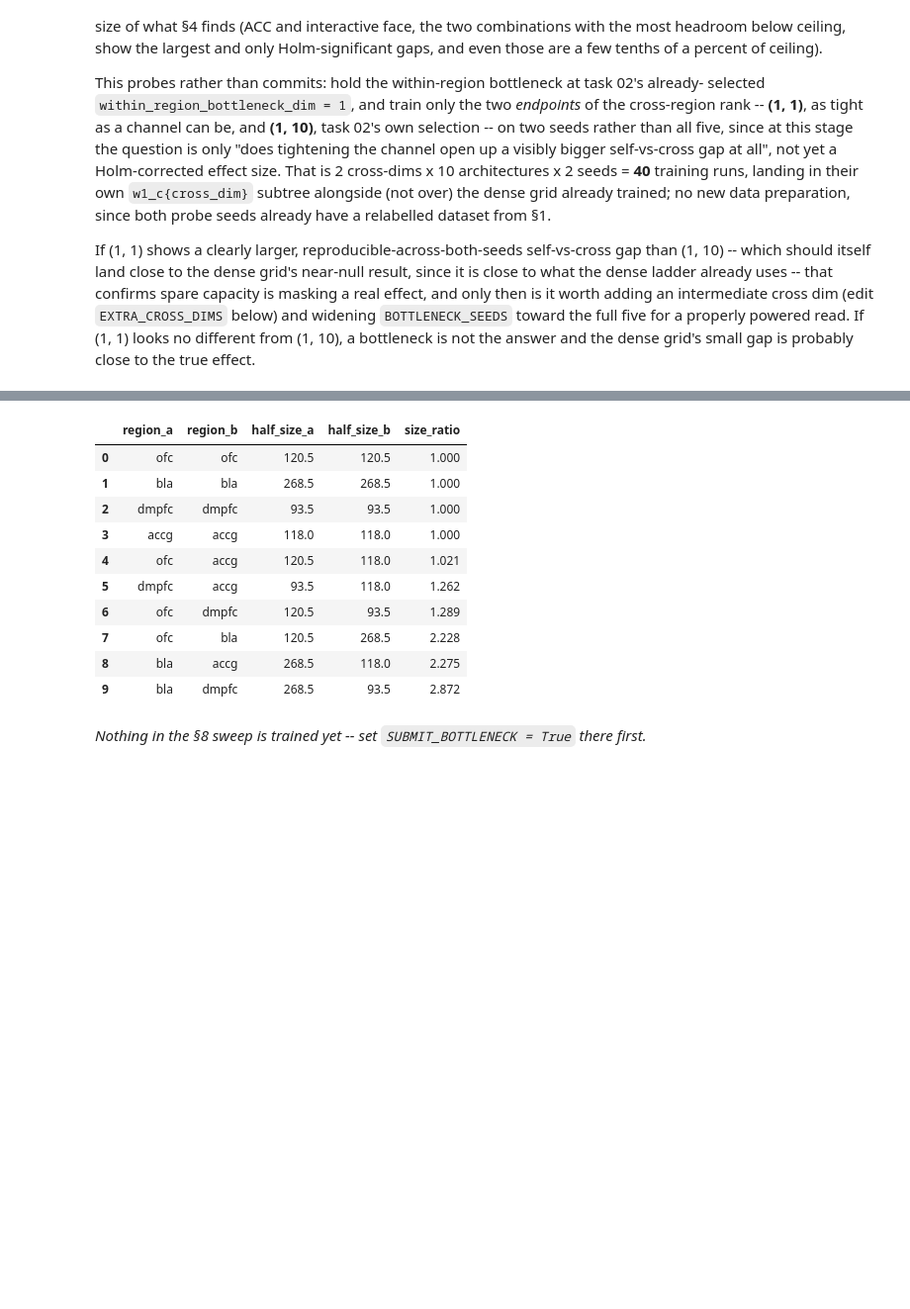
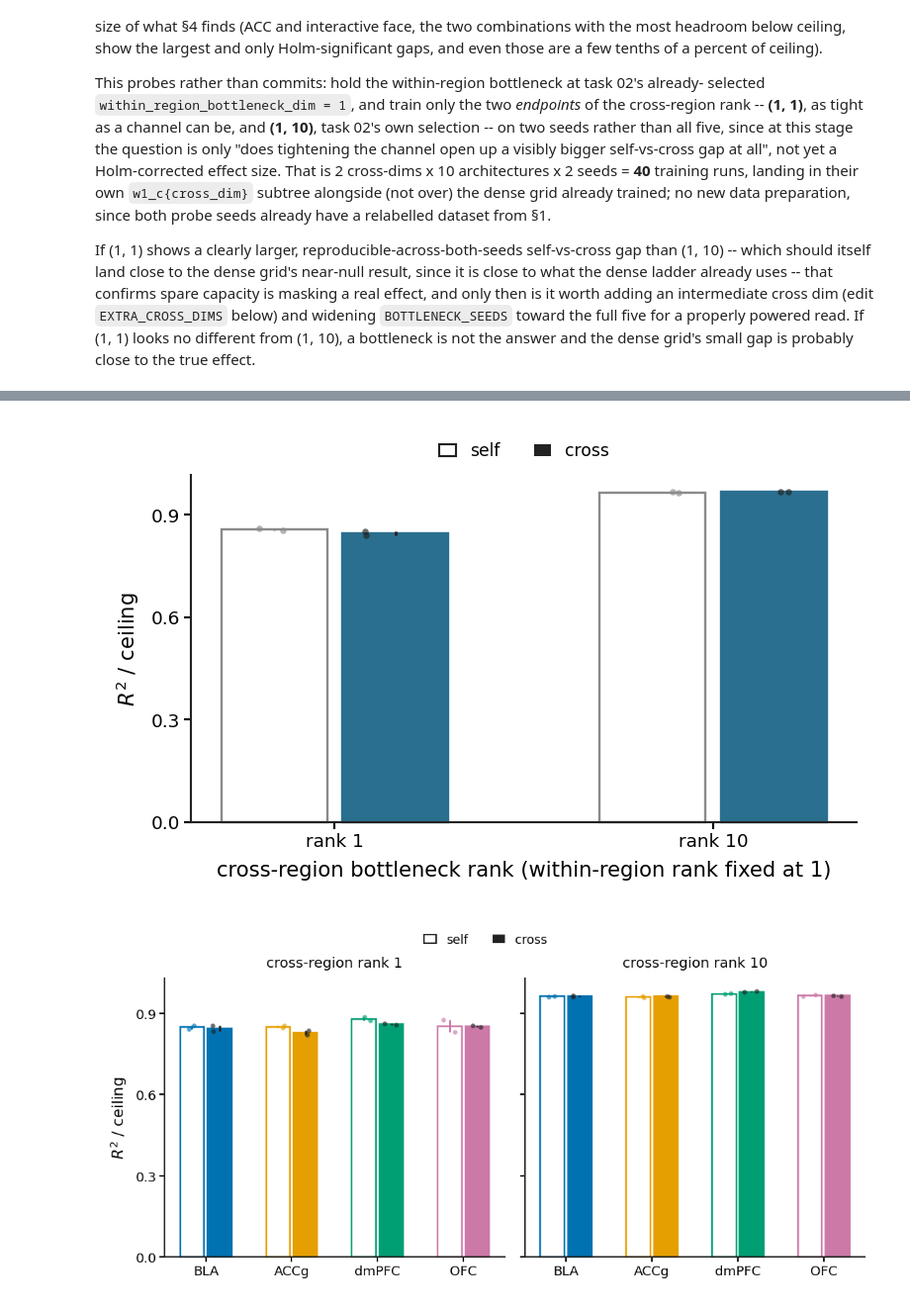
Before and after one commit to gprabaha/dal_monte_2022_analysis, a Jupyter notebook: notebooks/mrnn_chapter/01b_partner_identity.ipynb, the cells around one changed output, grey strips where cells are left out. Shown at 99% size. Saved outputs shown, nothing was run; the diff lists cells and outputs as text; code cells hidden in the pictures; blank space fills up the shorter version.

```diff
--- a/notebooks/mrnn_chapter/01b_partner_identity.ipynb
+++ b/notebooks/mrnn_chapter/01b_partner_identity.ipynb
@@ -515,8 +515,4 @@ and the size gap is not the relevant variable, it should not.
 # %%
-RELABELLED_ROOT = repo_root.parent / "local_data" / "dal_monte_2022" / "analysis_outputs" / pid.RELABELLED_INPUT_ROOT
-ASYMMETRY = pid.region_pair_asymmetry(RELABELLED_ROOT, SEEDS)
-display(ASYMMETRY.round(3))
-
 bottleneck_matrix_fits = {}
 for cross_dim in CROSS_BOTTLENECK_DIMS:
     tag = f"w{WITHIN_BOTTLENECK}_c{cross_dim}"
@@ -525,63 +521,67 @@ for cross_dim in CROSS_BOTTLENECK_DIMS:
     if done_bn.empty:
         continue
 
     def build_ceiling_bn(done_bn=done_bn):
         frames = []
         for seed in BOTTLENECK_SEEDS:
             self_dirs = done_bn[(done_bn["arm"] == "self") & (done_bn["seed"] == str(seed))]
             if self_dirs.empty:
                 continue
             per_seed = pd.concat(
                 [pid.ceiling_by_cell_for_seed(row.run_dir, unit_ceiling) for row in self_dirs.itertuples()],
                 ignore_index=True)
             per_seed["seed"] = str(seed)
             frames.append(per_seed)
         return pd.concat(frames, ignore_index=True) if frames else pd.DataFrame()
 
     ceiling_cell_bn = cached(f"ceiling_by_cell_{tag}", build_ceiling_bn)
     if ceiling_cell_bn is None or ceiling_cell_bn.empty:
         continue
     lookup_bn = pid.ceiling_lookup(ceiling_cell_bn.groupby(["region", "condition"])["reliability"].mean().reset_index())
     from dal_monte_2022_analysis.ephys.analysis.fixation_mrnn_sweep import score_variant_fit
     fit_bn = cached(f"fit_{tag}",
                     lambda done_bn=done_bn, lookup_bn=lookup_bn: score_variant_fit(done_bn, ceiling_by_region={}, ceiling_by_cell=lookup_bn))
     bottleneck_matrix_fits[cross_dim] = cached(f"matrix_fit_{tag}", lambda fit_bn=fit_bn: pid.matrix_fit_table(fit_bn, ARCHITECTURES))
 
 if not bottleneck_matrix_fits:
     display(Markdown("*Nothing in the §8 sweep is trained yet -- set `SUBMIT_BOTTLENECK = True` there first.*"))
+    bottleneck_fit_all = None
 else:
-    md("**Does (1, 1) show a bigger, both-seeds-agree self-vs-cross gap than (1, 10)?** "
-       "(pooled over regions and fixation types; compare against the dense grid's near-null in §4):")
-    for cross_dim, mf in bottleneck_matrix_fits.items():
-        per_seed = pid.self_vs_cross_per_seed(mf).assign(gap=lambda d: d["cross"] - d["self"])
-        display(per_seed.assign(cross_bottleneck_dim=cross_dim)
-                [["cross_bottleneck_dim", "scored_region", "seed", "self", "cross", "gap"]].round(4))
+    bottleneck_fit_all = pd.concat(
+        [mf.assign(cross_bottleneck_dim=cross_dim) for cross_dim, mf in bottleneck_matrix_fits.items()], ignore_index=True)
 
-    cost_rows = []
-    for cross_dim, mf in bottleneck_matrix_fits.items():
-        per_pair = mf.groupby(["scored_region", "partner_region", "arm"])["r2_vs_ceiling"].mean().reset_index()
-        for row in per_pair.itertuples():
-            a, b = sorted((row.scored_region, row.partner_region))
-            ratio = 1.0 if row.arm == "self" else float(
-                ASYMMETRY[(ASYMMETRY["region_a"] == a) & (ASYMMETRY["region_b"] == b)]["size_ratio"].iloc[0])
-            cost_rows.append({"cross_bottleneck_dim": cross_dim, "scored_region": row.scored_region,
-                              "partner_region": row.partner_region, "arm": row.arm,
-                              "size_ratio": ratio, "cost": 1.0 - row.r2_vs_ceiling})
-    cost = pd.DataFrame(cost_rows)
-    display(cost.round(4))
-    for cross_dim, block in cost.groupby("cross_bottleneck_dim"):
-        r = np.corrcoef(block["size_ratio"], block["cost"])[0, 1] if block["size_ratio"].nunique() > 1 else float("nan")
-        md(f"`recurrent_bottleneck_dim={cross_dim}`: corr(size ratio, cost) = {r:.3f} (n={len(block)})")
+    dim_long = (bottleneck_fit_all.groupby(["cross_bottleneck_dim", "arm", "seed"])["r2_vs_ceiling"].mean()
+               .reset_index().rename(columns={"r2_vs_ceiling": "value"}))
+    dim_tests = ch.paired_contrasts(dim_long, value="value", group="arm", unit="seed",
+                                    by="cross_bottleneck_dim", pairs=[("cross", "self")])
+    show(pviz.plot_bottleneck_self_vs_cross(bottleneck_fit_all, dim_tests), "fig05_bottleneck_self_vs_cross")
+    show(pviz.plot_bottleneck_by_region(bottleneck_fit_all), "fig06_bottleneck_by_region")
+    show(pviz.plot_bottleneck_by_condition(bottleneck_fit_all), "fig07_bottleneck_by_condition")
+
+    tightest = min(CROSS_BOTTLENECK_DIMS)
+    tag = f"w{WITHIN_BOTTLENECK}_c{tightest}"
+    done_bn = bottleneck_inventory[(bottleneck_inventory["cross_bottleneck_dim"] == tightest)
+                                   & (bottleneck_inventory["complete"])]
+    mf = bottleneck_matrix_fits.get(tightest)
+    if done_bn.empty or mf is None or mf.empty:
+        display(Markdown(f"*No completed cells at cross-region rank {tightest} yet for the gallery.*"))
+    else:
+        GALLERY_REGION = "bla"
+        best_partner = (mf[(mf["scored_region"] == GALLERY_REGION) & (mf["arm"] == "cross")]
+                        .groupby("partner_region")["r2_vs_ceiling"].mean().idxmax())
+        self_label = f"self_{GALLERY_REGION}"
+        cross_label = next(a.label for a in ARCHITECTURES if a.arm == "cross"
+                           and {a.scored_region, a.partner_region} == {GALLERY_REGION, best_partner})
+        for label, arm in ((self_label, "self"), (cross_label, "cross")):
+            block = done_bn[done_bn["label"] == label]
+            virtual = f"{GALLERY_REGION}_a"
+            traces = cached(f"gallery_{tag}_{GALLERY_REGION}_{arm}",
+                            lambda block=block, virtual=virtual: ens.reconstruction_traces(list(block["run_dir"]), region=virtual, indices=(0,)))
+            if traces is not None and len(traces):
+                show(eviz.plot_reconstruction_overlay(
+                        traces, arm=arm,
+                        title=f"{REGION_LABELS.get(GALLERY_REGION, GALLERY_REGION)} ({arm}), leading component, cross-region rank {tightest}"),
+                     f"fig08_gallery_{tag}_{GALLERY_REGION}_{arm}")
 # %% [output]
-|  | region_a | region_b | half_size_a | half_size_b | size_ratio |
-| 0 | ofc | ofc | 120.5 | 120.5 | 1.000 |
-| 1 | bla | bla | 268.5 | 268.5 | 1.000 |
-| 2 | dmpfc | dmpfc | 93.5 | 93.5 | 1.000 |
-| 3 | accg | accg | 118.0 | 118.0 | 1.000 |
-| 4 | ofc | accg | 120.5 | 118.0 | 1.021 |
-| 5 | dmpfc | accg | 93.5 | 118.0 | 1.262 |
-| 6 | ofc | dmpfc | 120.5 | 93.5 | 1.289 |
-| 7 | ofc | bla | 120.5 | 268.5 | 2.228 |
-| 8 | bla | accg | 268.5 | 118.0 | 2.275 |
-| 9 | bla | dmpfc | 268.5 | 93.5 | 2.872 |
-*Nothing in the §8 sweep is trained yet -- set `SUBMIT_BOTTLENECK = True` there first.*
+[figure, added]
+[figure, added]
```
Also changed, not shown: parts of 7 cells of this notebook, 3 other files.
